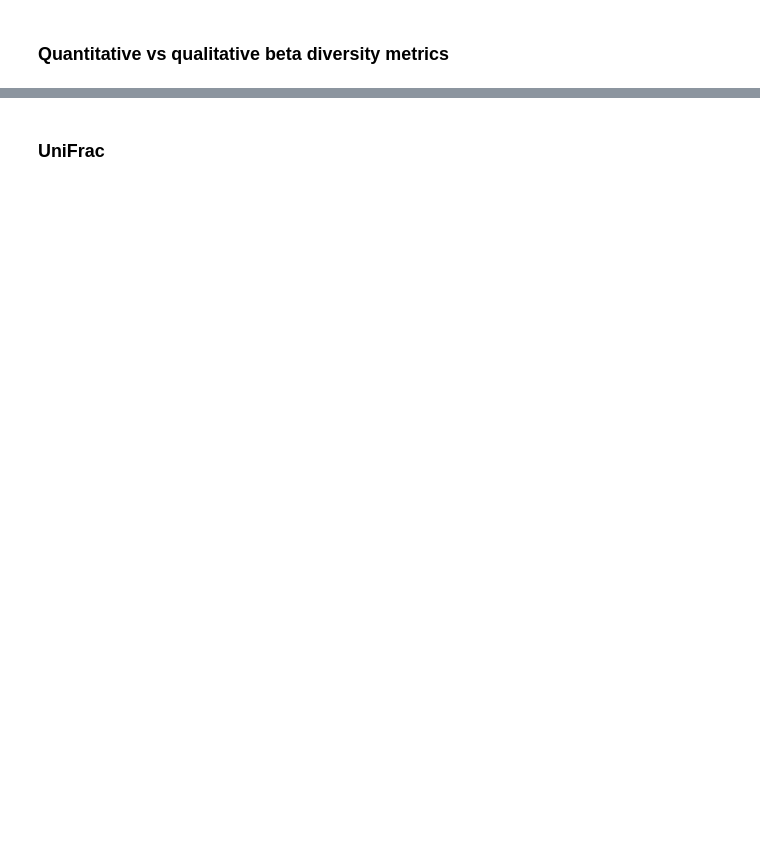
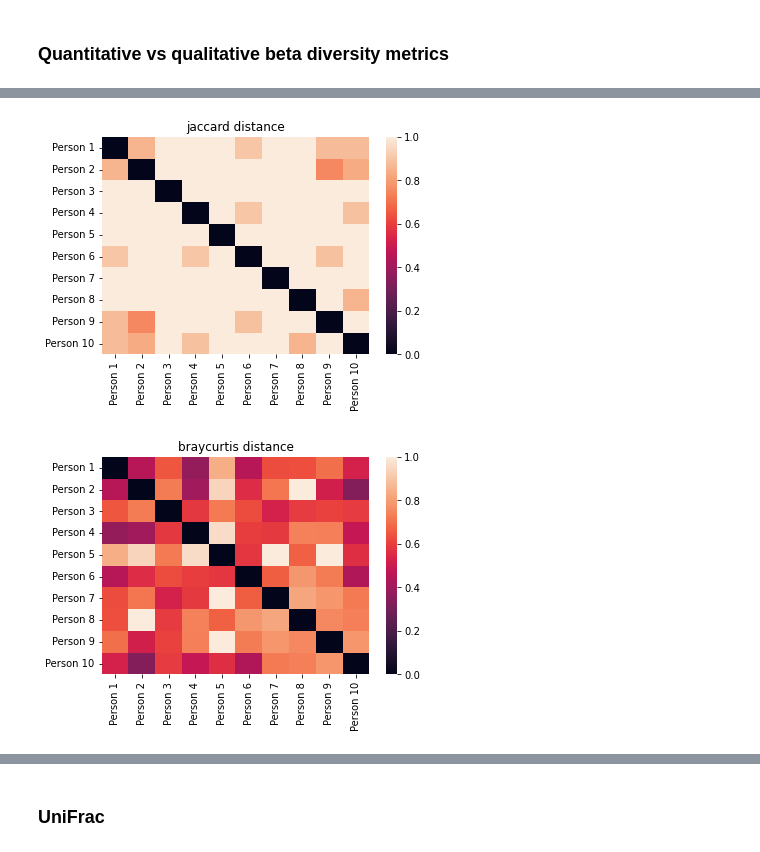
Before and after one commit to sterrettJD/CSCI-6118-Project, a Jupyter notebook: Notebooks/Beta-diversity.ipynb, the cells around one changed output, grey strips where cells are left out. Saved outputs shown, nothing was run; the diff lists cells and outputs as text; code cells hidden in the pictures; blank space fills up the shorter version.

Commit message:
add code to demonstrate quant/qual metrics

```diff
--- a/Notebooks/Beta-diversity.ipynb
+++ b/Notebooks/Beta-diversity.ipynb
@@ -45,0 +58,30 @@ Colorado Springs       85      63      67           119                 0
+# %%
+foods = ["apples",
+         "bananas",
+         "broccoli",
+         "spinach",
+         "chicken",
+         "beef",
+         "milk",
+         "orange juice",
+         "apple juice",
+         "cookies"
+]
+
+people = [f"Person {x}" for x in np.arange(1,11)]
+
+# make some data
+data = sparse.random(10,10, density=0.5, random_state=42)
+# turn that data to integers from 1 to 10
+data = round((data*10))
+
+# make a dataframe where rows are people
+# and columns are foods
+data = pd.DataFrame(data.A,
+                    columns=foods,
+                    index=people)
+
+#convert to integers
+data = data.astype(int)
+
+data
@@ -45,0 +100,16 @@ Colorado Springs       85      63      67           119                 0
+# %%
+def show_dist_mat(data, ids, metric):
+    dist = squareform(pdist(data, metric))
+    dist = pd.DataFrame(dist,
+                        columns=people,
+                        index=people)
+
+    ax = sns.heatmap(dist)
+    ax.set_title(f"{metric} distance")
+    plt.show()
+# %%
+for metric in ["jaccard", "braycurtis"]:
+    show_dist_mat(data, people, metric=metric)
+# %% [output]
+[figure, added]
+[figure, added]
```
Also changed, not shown: parts of 11 cells of this notebook.
